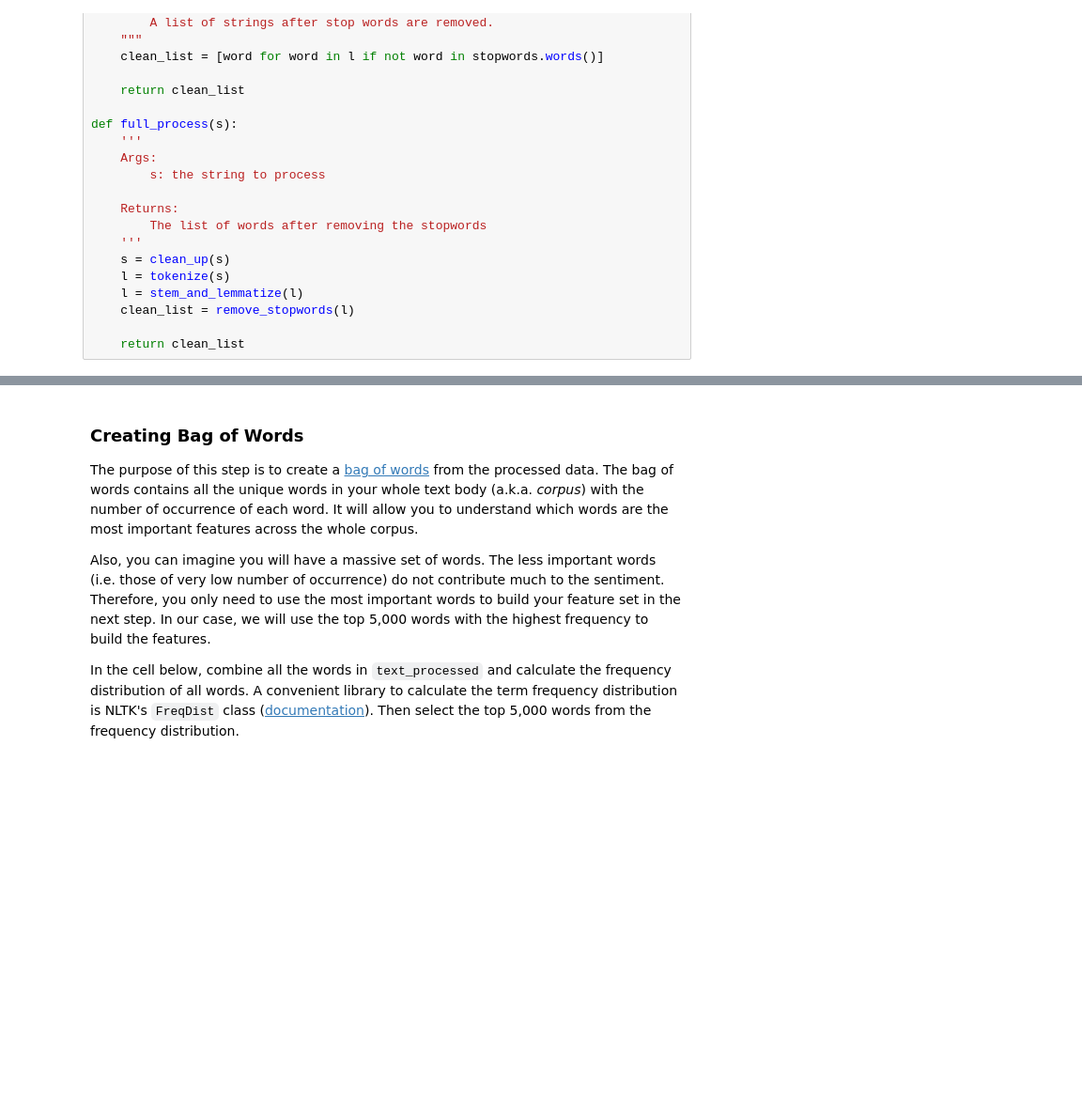
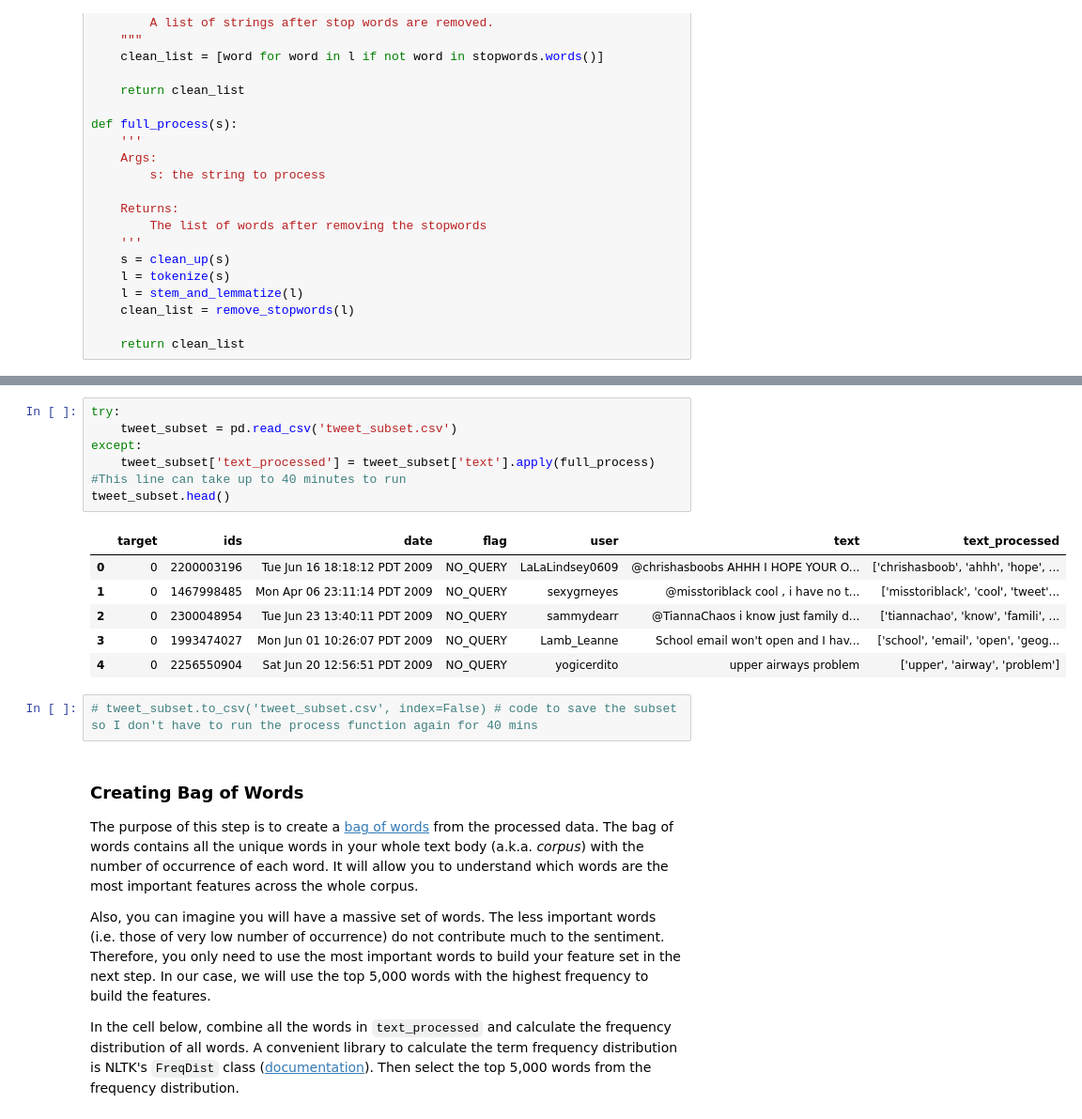
Before and after one commit to cargide/lab-nlp, a Jupyter notebook: your-code/challenge-2.ipynb, the cells around one changed output, grey strips where cells are left out. Shown at 94% size. Drawn from its saved outputs; the diff is of its cells as text; blank space fills up the shorter version.

```diff
--- a/your-code/challenge-2.ipynb
+++ b/your-code/challenge-2.ipynb
@@ -174,3 +164,18 @@ tweet_subset.head()
+# %%
+try:
+    tweet_subset = pd.read_csv('tweet_subset.csv')
+except:
+    tweet_subset['text_processed'] = tweet_subset['text'].apply(full_process) #This line can take up to 40 minutes to run
+tweet_subset.head()
+# %% [output]
+|  | target | ids | date | flag | user | text | text_processed |
+| 0 | 0 | 2200003196 | Tue Jun 16 18:18:12 PDT 2009 | NO_QUERY | LaLaLindsey0609 | @chrishasboobs AHHH I HOPE YOUR O... | ['chrishasboob', 'ahhh', 'hope', ... |
+| 1 | 0 | 1467998485 | Mon Apr 06 23:11:14 PDT 2009 | NO_QUERY | sexygrneyes | @misstoriblack cool , i have no t... | ['misstoriblack', 'cool', 'tweet'... |
+| 2 | 0 | 2300048954 | Tue Jun 23 13:40:11 PDT 2009 | NO_QUERY | sammydearr | @TiannaChaos i know just family d... | ['tiannachao', 'know', 'famili', ... |
+| 3 | 0 | 1993474027 | Mon Jun 01 10:26:07 PDT 2009 | NO_QUERY | Lamb_Leanne | School email won't open and I hav... | ['school', 'email', 'open', 'geog... |
+| 4 | 0 | 2256550904 | Sat Jun 20 12:56:51 PDT 2009 | NO_QUERY | yogicerdito | upper airways problem | ['upper', 'airway', 'problem'] |
+# %%
+# tweet_subset.to_csv('tweet_subset.csv', index=False) # code to save the subset so I don't have to run the process function again for 40 mins
 # %% [markdown]
 ### Creating Bag of Words
 
```
Also changed, not shown: parts of 17 cells of this notebook, 1 other file.
